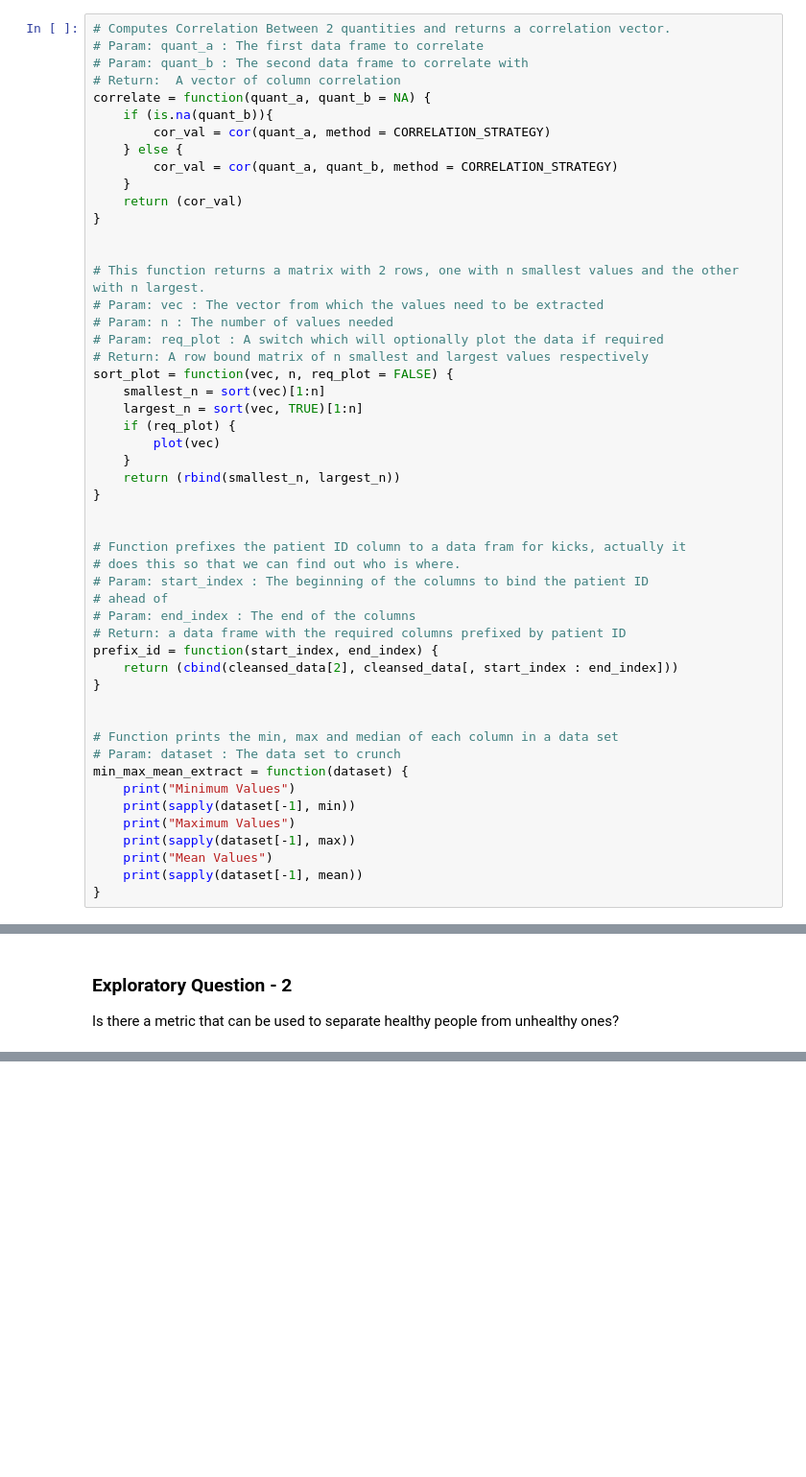
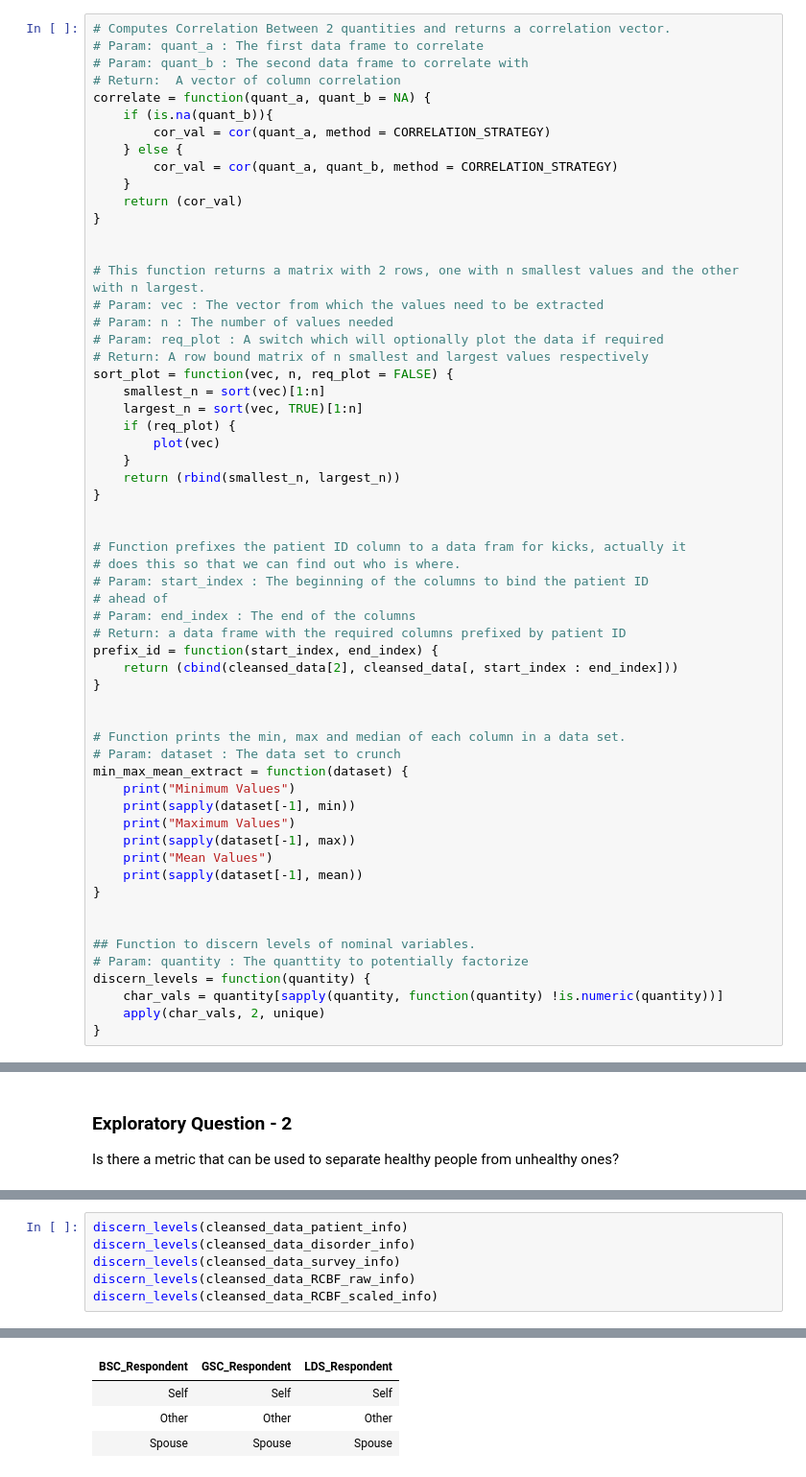
Before and after one commit to Upward-Spiral-Science/spect-team, a Jupyter notebook: Code/Descriptive_Exploratory_Answers_1.ipynb, the cells around one changed output, grey strips where cells are left out. Shown at 96% size. Drawn from its saved outputs; the diff is of its cells as text; blank space fills up the shorter version.

```diff
--- a/Code/Descriptive_Exploratory_Answers_1.ipynb
+++ b/Code/Descriptive_Exploratory_Answers_1.ipynb
@@ -63,7 +63,7 @@ prefix_id = function(start_index, end_index) {
 }
 
 
-# Function prints the min, max and median of each column in a data set
+# Function prints the min, max and median of each column in a data set.
 # Param: dataset : The data set to crunch
 min_max_mean_extract = function(dataset) {
     print("Minimum Values")
@@ -73,6 +73,14 @@ min_max_mean_extract = function(dataset) {
     print("Mean Values")
     print(sapply(dataset[-1], mean))
 }
+
+
+## Function to discern levels of nominal variables.
+# Param: quantity : The quanttity to potentially factorize
+discern_levels = function(quantity) {
+    char_vals = quantity[sapply(quantity, function(quantity) !is.numeric(quantity))]
+    apply(char_vals, 2, unique)
+}
 # %% [markdown]
 ## Descriptive Answers
 <hr>
@@ -236,0 +234,7 @@ unhealthy_vector
+# %%
+discern_levels(cleansed_data_patient_info)
+discern_levels(cleansed_data_disorder_info)
+discern_levels(cleansed_data_survey_info)
+discern_levels(cleansed_data_RCBF_raw_info)
+discern_levels(cleansed_data_RCBF_scaled_info)
+# %% [output]
@@ -236,0 +265,4 @@ unhealthy_vector
+| BSC_Respondent | GSC_Respondent | LDS_Respondent |
+| Self | Self | Self |
+| Other | Other | Other |
+| Spouse | Spouse | Spouse |
```
Also changed, not shown: parts of 5 cells of this notebook.
